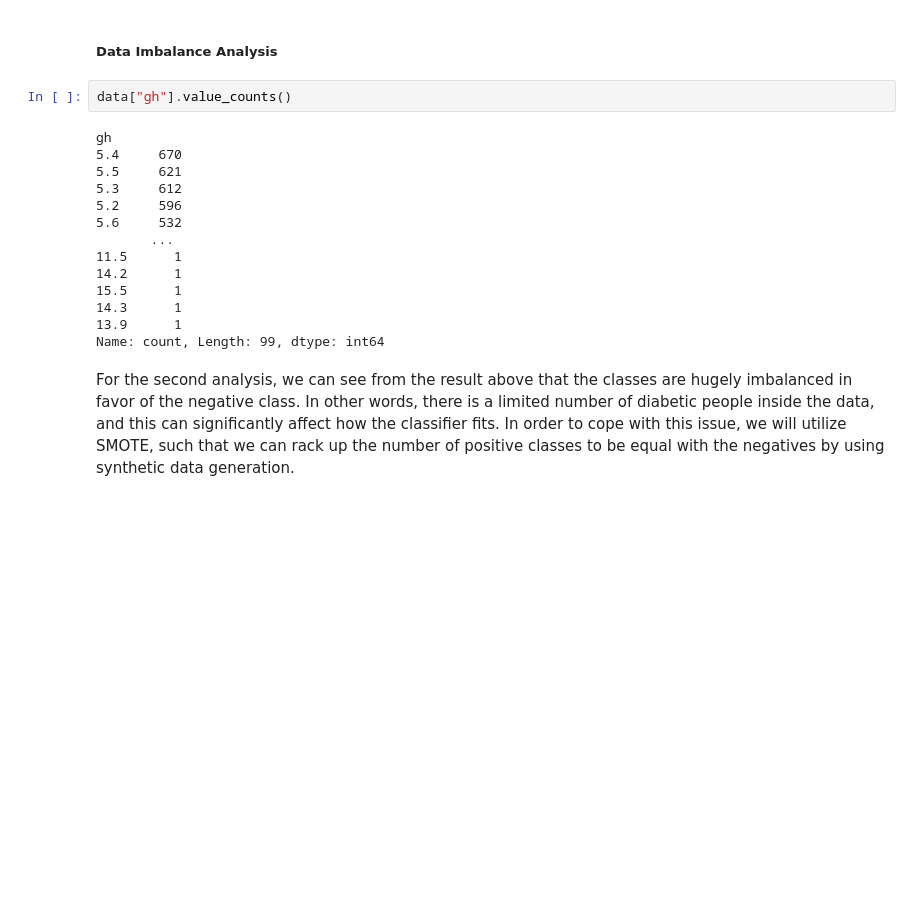
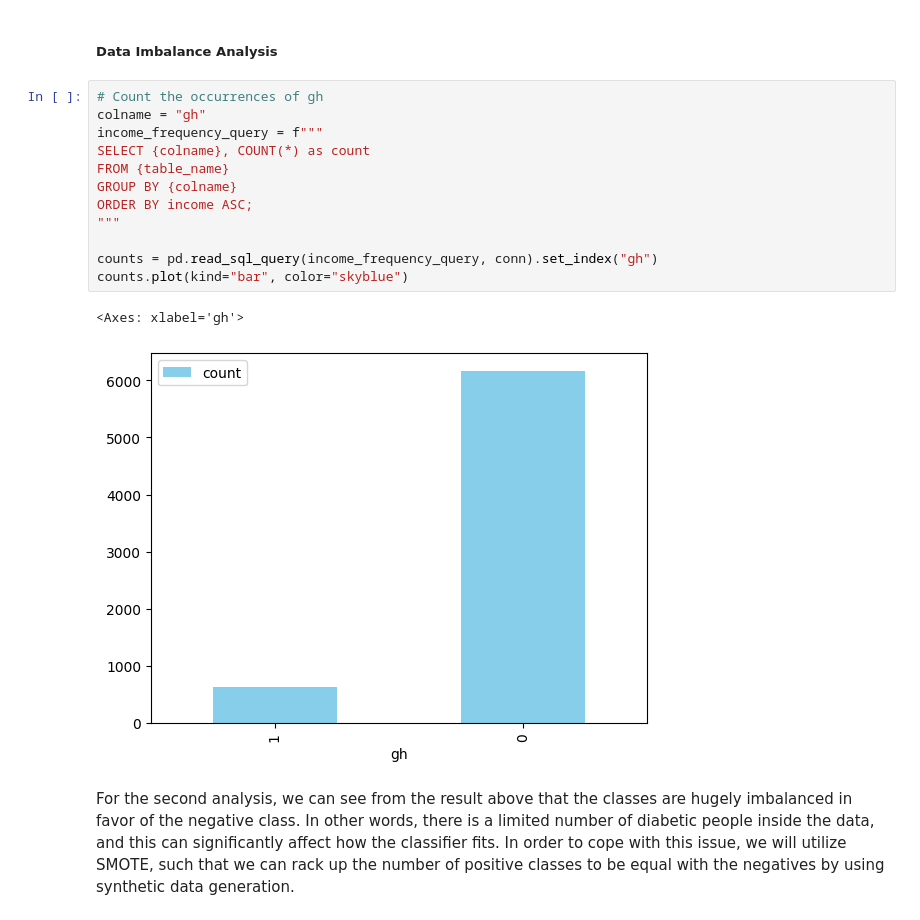
Before and after one commit to JasonCP14/diabetes-prediction, a Jupyter notebook: src/script.ipynb, the cells around one changed output. Cells and saved outputs as stored; diff of their text form; blank space fills up the shorter version.

```diff
--- a/src/script.ipynb
+++ b/src/script.ipynb
@@ -34,22 +56,21 @@ counts.plot(kind="bar", color="skyblue")
 From the bar graph above, we can clearly see that taking the mode of the column won"t suffice, as the distribution of the income is quite varied. Thus, setting 1 level for all the missing values will be not be an option. Usually if the incompleteness is severe, we can use a model to predict the column based on the other features. But in the case of income, as the number of missing value is less than 5%, we can just create a new level called "UNKOWN".
 # %% [markdown]
 ##### Data Imbalance Analysis
-# %%
-data["gh"].value_counts()
-# %% [output]
-gh
-5.4     670
-5.5     621
-5.3     612
-5.2     596
-5.6     532
-       ...
-11.5      1
-14.2      1
-15.5      1
-14.3      1
-13.9      1
-Name: count, Length: 99, dtype: int64
+# %%
+# Count the occurrences of gh
+colname = "gh"
+income_frequency_query = f"""
+SELECT {colname}, COUNT(*) as count
+FROM {table_name}
+GROUP BY {colname}
+ORDER BY income ASC;
+"""
+
+counts = pd.read_sql_query(income_frequency_query, conn).set_index("gh")
+counts.plot(kind="bar", color="skyblue")
+# %% [output]
+<Axes: xlabel='gh'>
+[figure, added]
 # %% [markdown]
 For the second analysis, we can see from the result above that the classes are hugely imbalanced in favor of the negative class. In other words, there is a limited number of diabetic people inside the data, and this can significantly affect how the classifier fits. In order to cope with this issue, we will utilize SMOTE, such that we can rack up the number of positive classes to be equal with the negatives by using synthetic data generation.
 # %% [markdown]
```
Also changed, not shown: parts of 5 cells of this notebook, 5 other files.
